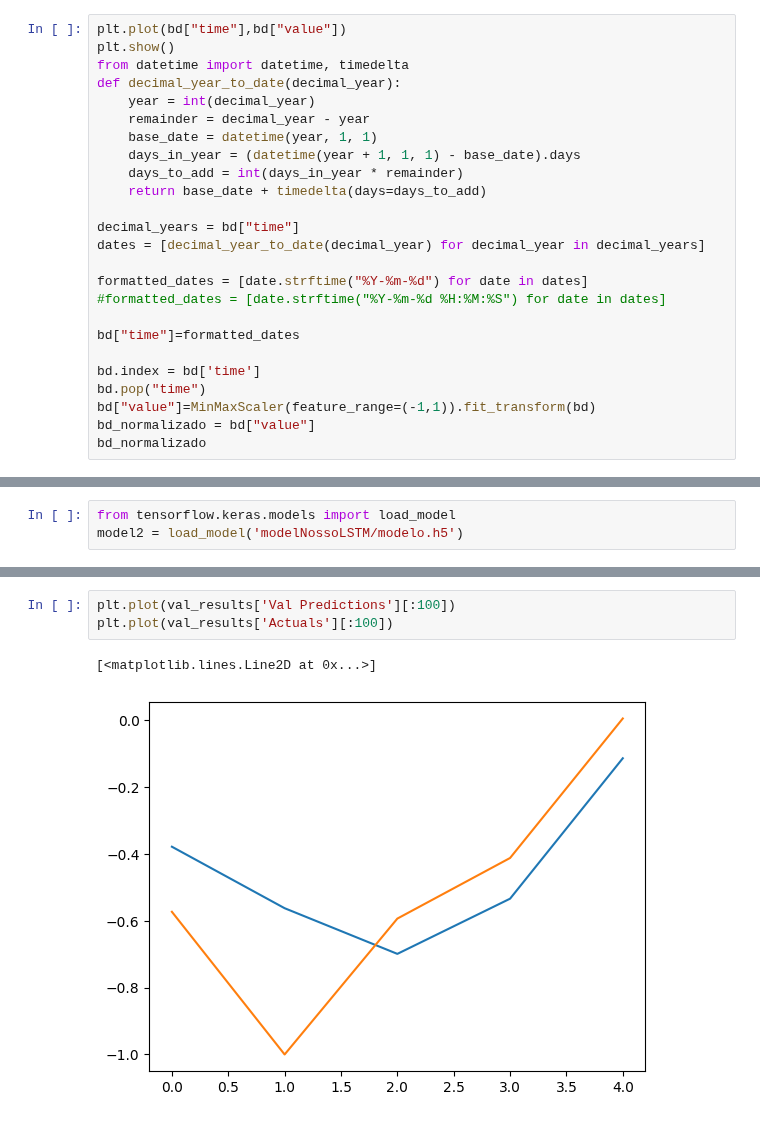
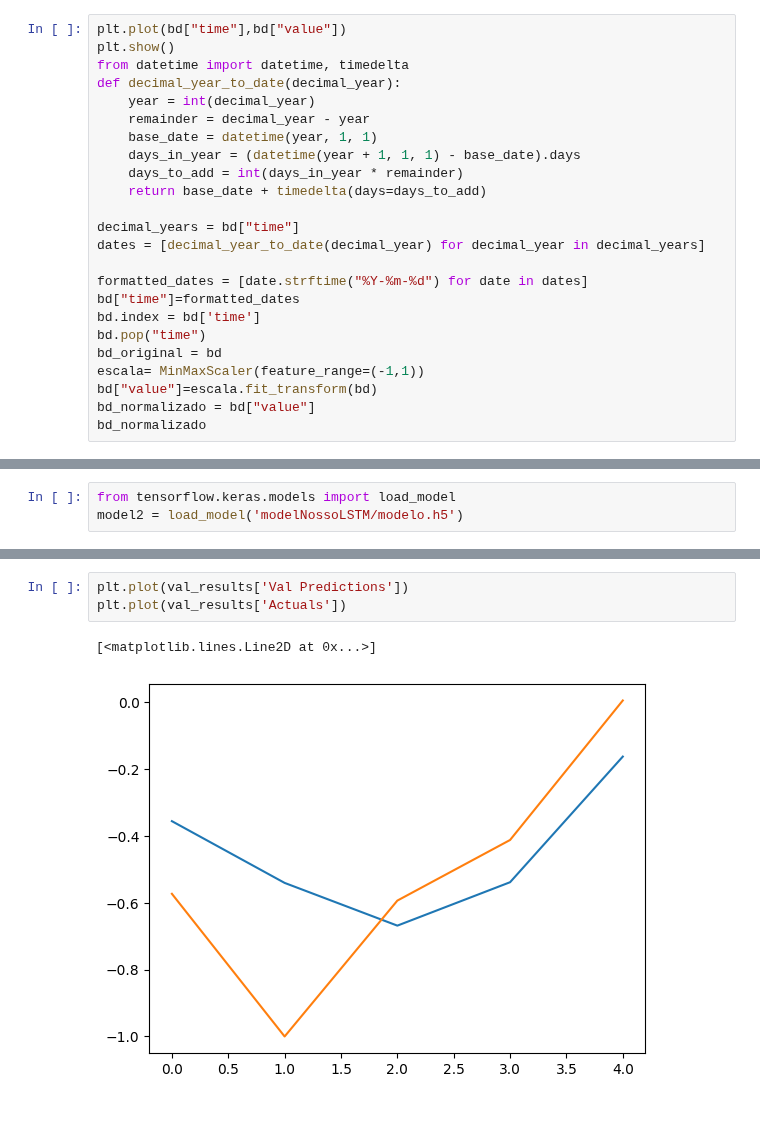
Before and after one commit to SendNugg3ts/CSC, a Jupyter notebook: ModeloNossoLSTM.ipynb, the cells around one changed output, grey strips where cells are left out. Saved outputs shown, nothing was run; the diff lists cells and outputs as text.

```diff
--- a/ModeloNossoLSTM.ipynb
+++ b/ModeloNossoLSTM.ipynb
@@ -49,13 +49,12 @@ decimal_years = bd["time"]
 dates = [decimal_year_to_date(decimal_year) for decimal_year in decimal_years]
 
 formatted_dates = [date.strftime("%Y-%m-%d") for date in dates]
-#formatted_dates = [date.strftime("%Y-%m-%d %H:%M:%S") for date in dates]
-
 bd["time"]=formatted_dates
-
 bd.index = bd['time']
 bd.pop("time")
-bd["value"]=MinMaxScaler(feature_range=(-1,1)).fit_transform(bd)
+bd_original = bd
+escala= MinMaxScaler(feature_range=(-1,1))
+bd["value"]=escala.fit_transform(bd)
 bd_normalizado = bd["value"]
 bd_normalizado
 # %% [output]
@@ -199,9 +204,9 @@ val_results
 # %%
-plt.plot(val_results['Val Predictions'][:100])
-plt.plot(val_results['Actuals'][:100])
+plt.plot(val_results['Val Predictions'])
+plt.plot(val_results['Actuals'])
 # %% [output]
 [<matplotlib.lines.Line2D at 0x...>]
-[figure, old version]
+[figure, new version]
 # %%
 test_predictions = model2.predict(X_test1).flatten()
 test_results = pd.DataFrame(data={'Test Predictions':test_predictions, 'Actuals':y_test1})
```
Also changed, not shown: parts of 7 cells of this notebook, 2 other files.
